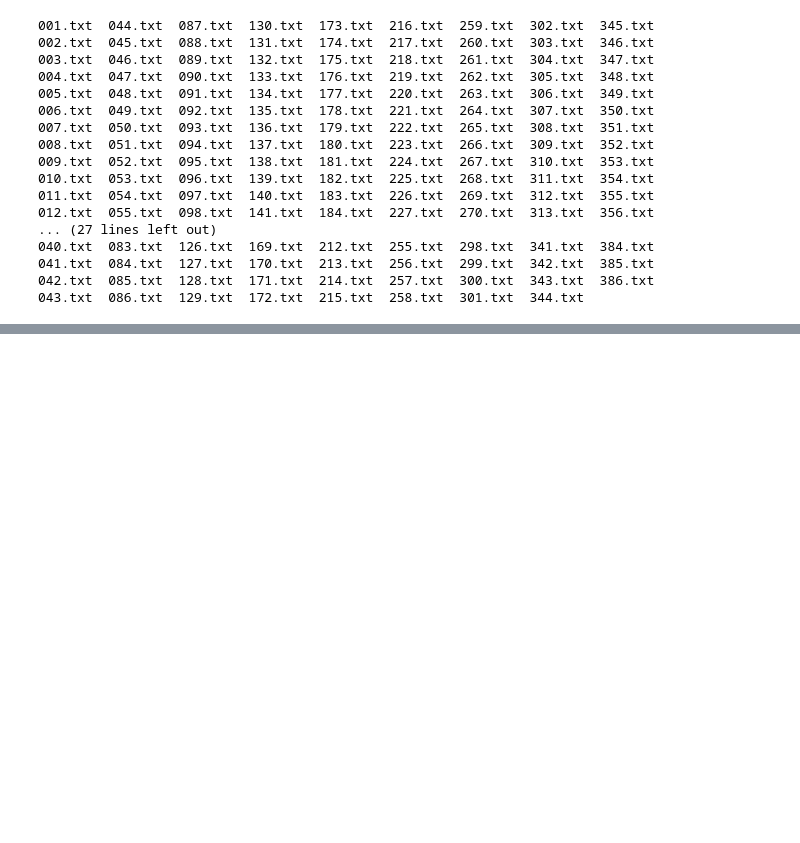
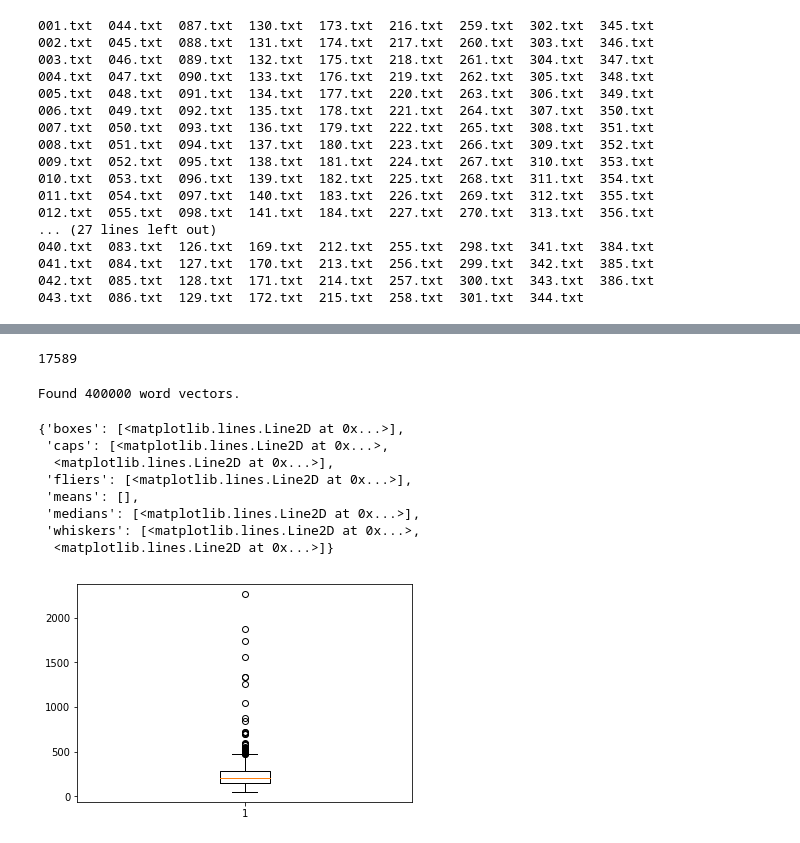
Before and after one commit to rachit-shah/News-Classfication-using-DNN-models, a Jupyter notebook: ADBI_Project.ipynb, the cells around one changed output, grey strips where cells are left out. Cells and saved outputs as stored; diff of their text form; code cells hidden in the pictures; blank space fills up the shorter version.

```diff
--- a/ADBI_Project.ipynb
+++ b/ADBI_Project.ipynb
@@ -161,14 +157,12 @@ ALL Categories:
 from sklearn.preprocessing import LabelEncoder
 import pickle
 import numpy as np
-from sklearn.model_selection import Stratified_Shuffle_Split
+from sklearn.model_selection import train_test_split
 y = df['category']
 X = df.drop(['category','id'],axis=1)
-train, test = train_test_split(X,y,stratify=y)
-X_train = train['lyrics'].values
-y_train = train['genre'].values
-X_test = test['lyrics'].values
-y_test = test['genre'].values
+X_train, X_test, y_train, y_test  = train_test_split(X,y,stratify=y, test_size=0.2, random_state=123)
+X_train = X_train.reset_index(drop=True)
+X_test = X_test.reset_index(drop=True)
 
 print('before: %s ...' %y_train[:5])
 
@@ -181,0 +238,3 @@ ValueError: ignored
+# %%
+texts = preprocess(X_train['text']).tolist()
+texts
@@ -181,0 +259,46 @@ ValueError: ignored
+# %%
+from collections import defaultdict
+c = defaultdict(int)
+for x in texts:
+  for w in x.split():
+    c[w] += 1
+
+D = {}
+for k,v in c.items():
+  if v>1:
+    D[k]=v
+print(len(D))
+# %% [output]
+17589
+# %%
+MAX_SEQUENCE_LENGTH = 500
+MAX_NB_WORDS = 25000
+EMBEDDING_DIM = 100
+VALIDATION_SPLIT = 0.2
+embeddings_index = {}
+with open('glove.6B.100d.txt') as f:
+    for line in f:
+        word, coefs = line.split(maxsplit=1)
+        coefs = np.fromstring(coefs, 'f', sep=' ')
+        embeddings_index[word] = coefs
+
+print('Found %s word vectors.' % len(embeddings_index))
+# %% [output]
+Found 400000 word vectors.
+# %%
+ma = 0
+ls = []
+for x in texts:
+  ls.append(len(x.split()))
+
+plt.boxplot(ls)
+# %% [output]
+{'boxes': [<matplotlib.lines.Line2D at 0x...>],
+ 'caps': [<matplotlib.lines.Line2D at 0x...>,
+  <matplotlib.lines.Line2D at 0x...>],
+ 'fliers': [<matplotlib.lines.Line2D at 0x...>],
+ 'means': [],
+ 'medians': [<matplotlib.lines.Line2D at 0x...>],
+ 'whiskers': [<matplotlib.lines.Line2D at 0x...>,
+  <matplotlib.lines.Line2D at 0x...>]}
+[figure, added]
```
Also changed, not shown: parts of 23 cells of this notebook.
